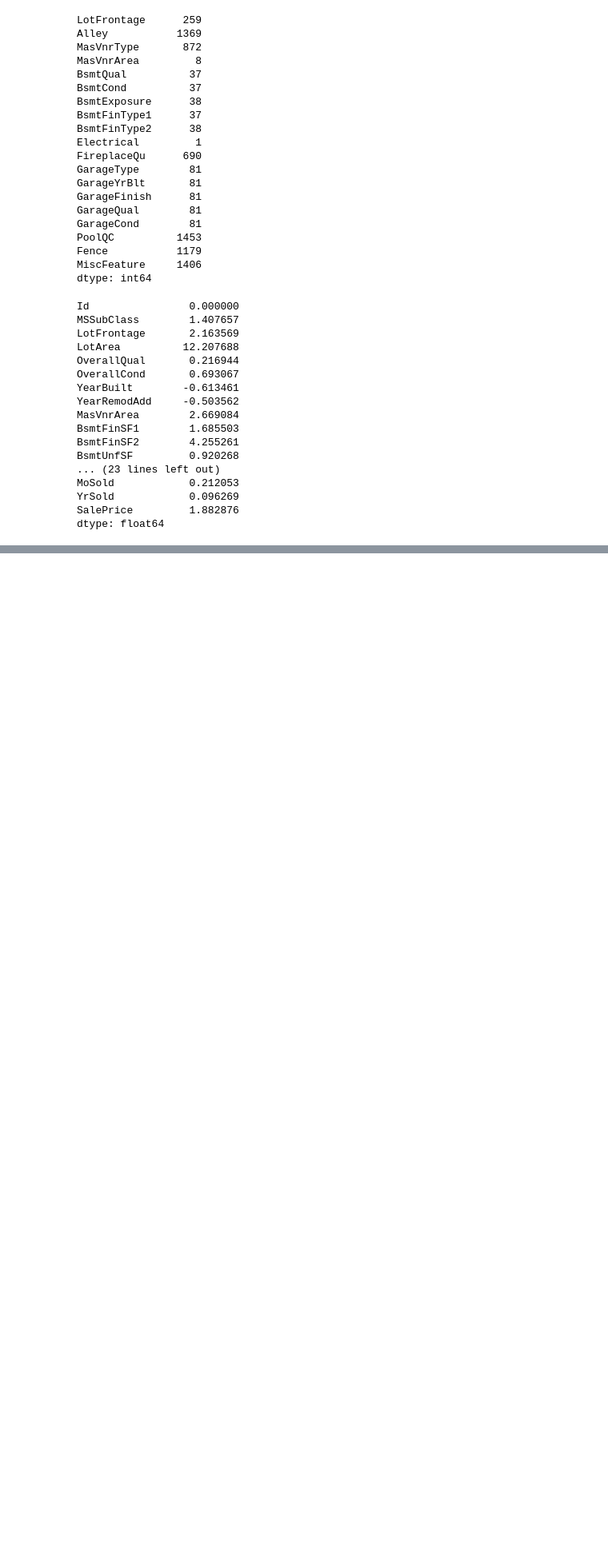
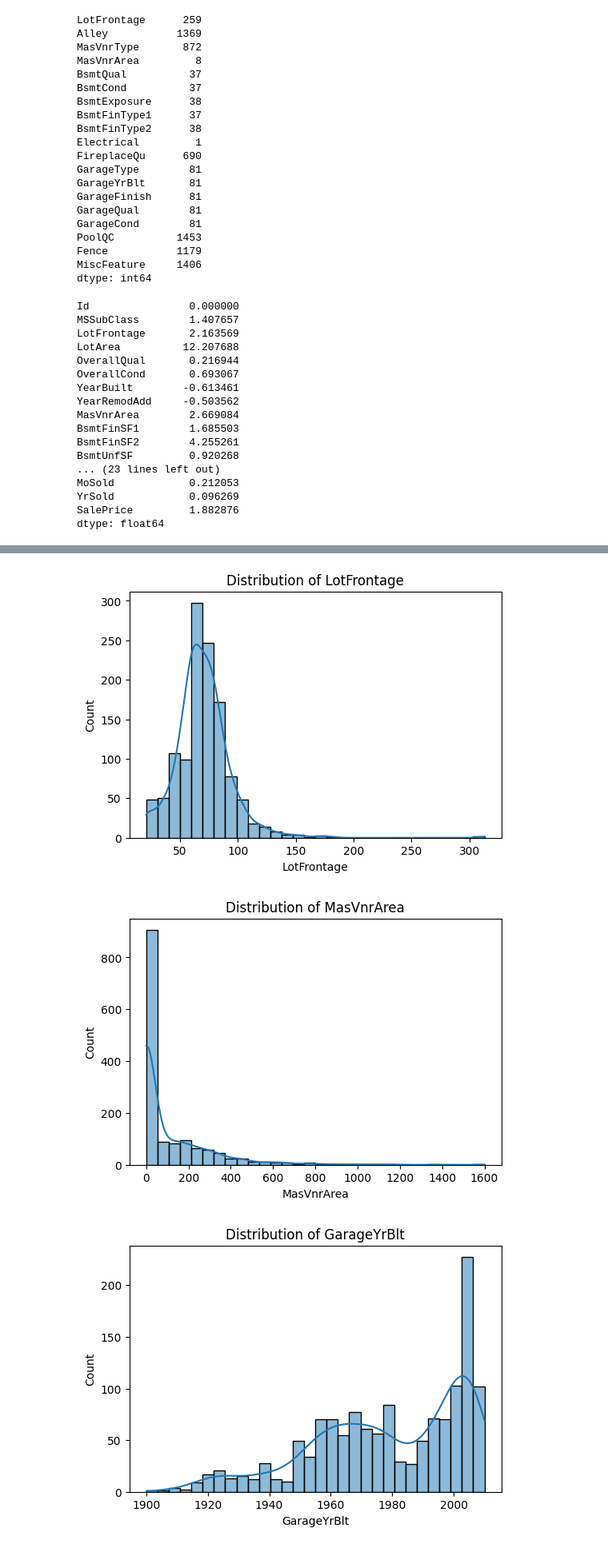
Before and after one commit to parhamalikhan/house-price, a Jupyter notebook: test1.ipynb, the cells around one changed output, grey strips where cells are left out. Shown at 80% size. Drawn from its saved outputs; the diff is of its cells as text; code cells hidden in the pictures; blank space fills up the shorter version.

```diff
--- a/test1.ipynb
+++ b/test1.ipynb
@@ -121,0 +152,15 @@ dtype: float64
+# %%
+missing_cols = ["LotFrontage", "MasVnrArea", "GarageYrBlt"]
+
+for col in missing_cols:
+    plt.figure(figsize=(6, 4))
+    sns.histplot(train_df[col], bins=30, kde=True)
+    plt.title(f"Distribution of {col}")
+    plt.show()
+
+
+print(train_df[missing_cols].skew())
+# %% [output]
+[figure, added]
+[figure, added]
+[figure, added]
```
Also changed, not shown: parts of 3 cells of this notebook.
